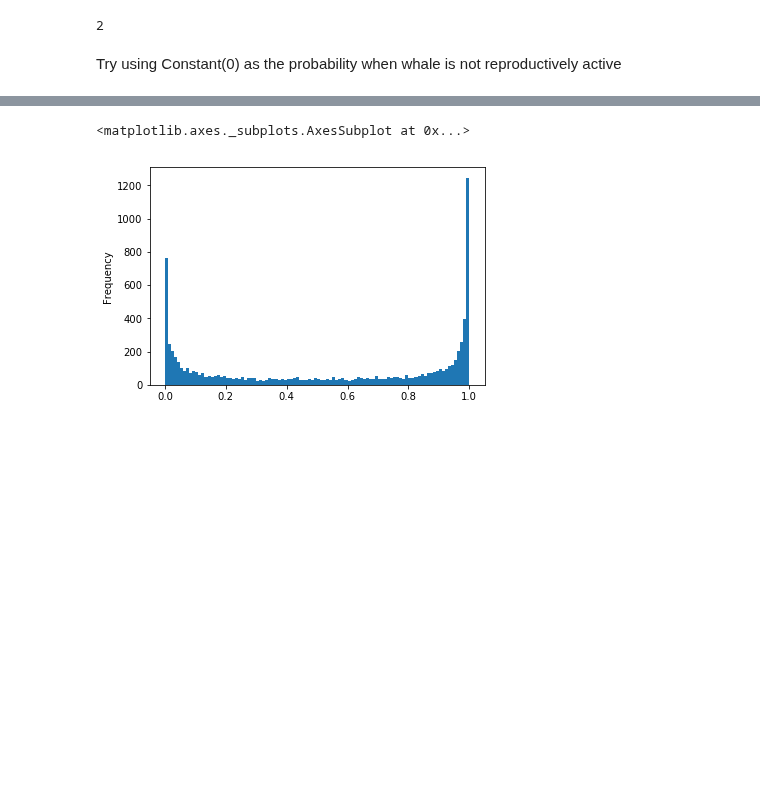
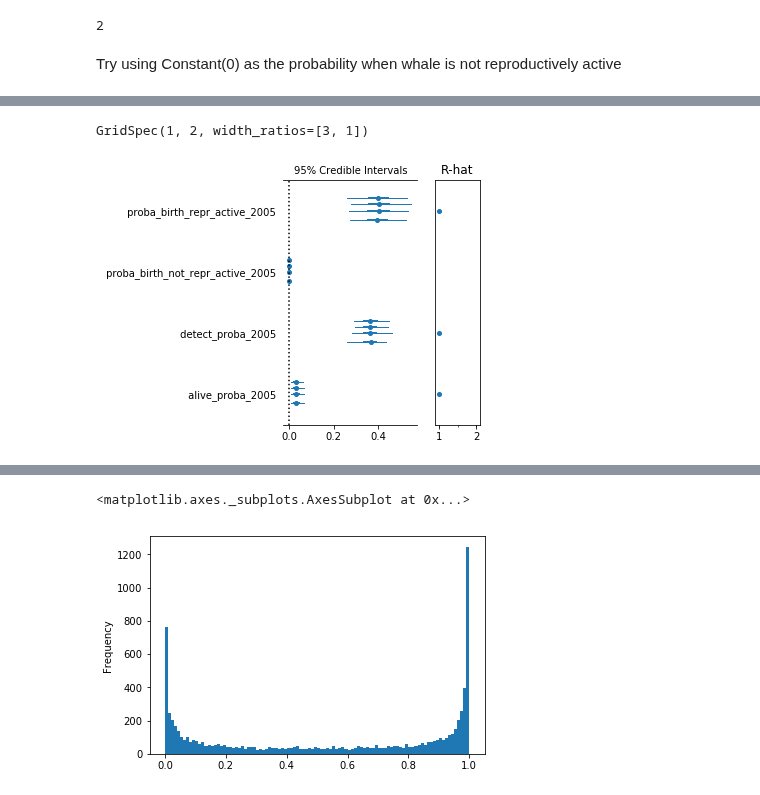
Before and after one commit to Edderic/mics-whales, a Jupyter notebook: mics-whales-new.ipynb, the cells around one changed output, grey strips where cells are left out. Cells and saved outputs as stored; diff of their text form; code cells hidden in the pictures; blank space fills up the shorter version.

Commit message:
graph RAF birth rates and detection rates

```diff
--- a/mics-whales-new.ipynb
+++ b/mics-whales-new.ipynb
@@ -728,0 +856,6 @@ pop_vars = ['proba_birth_repr_active_2005', 'proba_birth_not_repr_active_2005',
+# %%
+with pm.Model() as model_2013:
+    pymc_objects = {}
+
+    year = 2013
+    traces_dict[year] = run_model(pymc_objects, year=year, data=cleaned_matrix)
@@ -728,0 +873,6 @@ pop_vars = ['proba_birth_repr_active_2005', 'proba_birth_not_repr_active_2005',
+# %%
+with pm.Model() as model_2014:
+    pymc_objects = {}
+
+    year = 2014
+    traces_dict[year] = run_model(pymc_objects, year=year, data=cleaned_matrix)
@@ -728,0 +890,6 @@ pop_vars = ['proba_birth_repr_active_2005', 'proba_birth_not_repr_active_2005',
+# %%
+with pm.Model() as model_2015:
+    pymc_objects = {}
+
+    year = 2015
+    traces_dict[year] = run_model(pymc_objects, year=year, data=cleaned_matrix)
@@ -729,2 +907,13 @@ pop_vars = ['proba_birth_repr_active_2005', 'proba_birth_not_repr_active_2005',
+# %%
+def vars_for_year(year):
+    return [
+        'proba_birth_repr_active_' + str(year),
+        'proba_birth_not_repr_active_' + str(year),
+        'detect_proba_' + str(year),
+        'alive_proba_' + str(year)
+    ]
 # %%
-pm.forestplot(traces, varnames=pop_vars)
+pm.forestplot(traces_dict[2005], varnames=vars_for_year(2005))
+# %% [output]
+GridSpec(1, 2, width_ratios=[3, 1])
+[figure, added]
```
Also changed, not shown: parts of 36 cells of this notebook.
